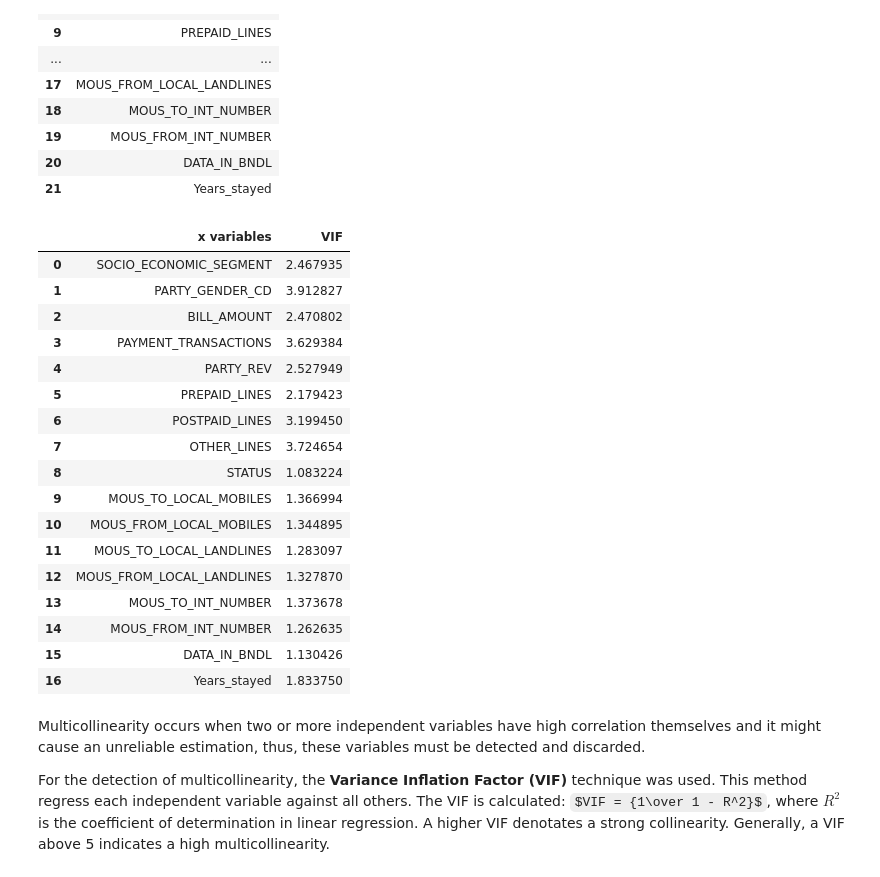
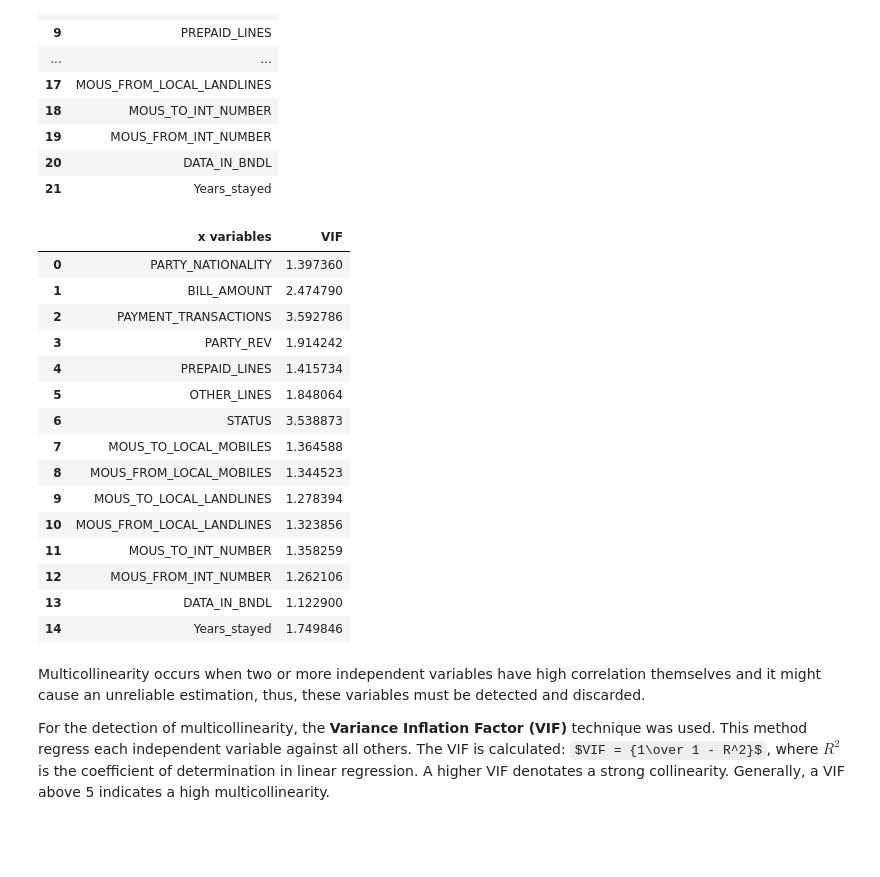
Before and after one commit to KarenRugerioA/TC3007C_AI, a Jupyter notebook: implementation/fragments/etl/etl.ipynb, the cells around one changed output. Cells and saved outputs as stored; diff of their text form; code cells hidden in the pictures; some formulas as TeX source; blank space fills up the shorter version.

```diff
--- a/implementation/fragments/etl/etl.ipynb
+++ b/implementation/fragments/etl/etl.ipynb
@@ -90,3 +148,13 @@ telco_customers_data = telco_customers_data.dropna(thresh = (telco_customers_dat
+# %%
+# Calculating the total non null cells per column
+non_null_cells_per_column = telco_customers_data.count(axis=0)
+percentages_non_null_cells_per_column = (non_null_cells_per_column * 100) / (telco_customers_data.shape[0])
+# Obtaining the columns that have more than 65% of null values
+columns_to_drop = percentages_non_null_cells_per_column < 35
+columns_to_drop = columns_to_drop[columns_to_drop]
+columns_to_drop = list(columns_to_drop.index)
+
+drop_column_names.extend(columns_to_drop)
 # %% [markdown]
 Storing the columns that are full of unique values
 # %%
@@ -175,10 +243,9 @@ telco_customers_data
 #### *One hot encoding*
 # %%
 # Identifying the categorical columns
-no_unique_values = telco_customers_data.drop(y, axis=1).nunique().to_frame()
-categorical_columns = no_unique_values[no_unique_values <= telco_customers_data.shape[0]*0.02]
-categorical_columns = categorical_columns.dropna()
-categorical_columns = list(categorical_columns.index)
+categorical_columns = telco_customers_data.select_dtypes(include='object')
+categorical_columns = categorical_columns.columns
+categorical_columns = list(categorical_columns)
 categorical_columns
 # %% [output]
 ['PTY_PROFILE_SUB_TYPE',
@@ -195,7 +256,7 @@ categorical_columns
 # %%
 # Creating a label encoder object
-le = preprocessing.LabelEncoder()
+encoder = OrdinalEncoder().fit(telco_customers_data[categorical_columns])
 # Categorizing the column values with numbers
-categorical_columns = telco_customers_data[categorical_columns].apply(le.fit_transform)
-categorical_columns
+categorical_columns_encoded = encoder.transform(telco_customers_data[categorical_columns])
+categorical_columns_encoded
 # %% [output]
@@ -215,6 +281,6 @@ categorical_columns
 # %%
 # Subsituting the numerical categorical columns in the dataset
-telco_customers_data[categorical_columns.columns] = categorical_columns
+telco_customers_data[categorical_columns] = categorical_columns_encoded
 telco_customers_data
 # %% [output]
 |  | PTY_PROFILE_SUB_TYPE | SOCIO_ECONOMIC_SEGMENT | PARTY_NATIONALITY | PARTY_GENDER_CD | TARGET | YEAR_JOINED | ... |
@@ -261,39 +373,39 @@ vif_data
 # %%
 # Calculating the vif of the columns and dropping the high multicollinearity
 def calculate_vif(vif_data, x_variables):
     vif_data['VIF'] = [variance_inflation_factor(x_variables.values, i) for i in range(len(x_variables.columns))]
     while vif_data['VIF'].max() > 5:
         max_index = vif_data['VIF'].idxmax()
         delete_column = vif_data['x variables'].iloc[max_index]
+        # Adding deleted column to the global variable
+        drop_column_names.append(delete_column)
         x_variables = x_variables.drop(columns=[delete_column], axis=1)
         vif_data = vif_data.drop(index=max_index, axis=0)
         vif_data['VIF'] = [variance_inflation_factor(x_variables.values, i) for i in range(len(x_variables.columns))]
         vif_data.reset_index(inplace=True, drop=True)
     return vif_data
 
 
 # Storing the columns with no multicolinearity
 filtered_vif_data = calculate_vif(vif_data, x_variables)
 filtered_vif_data
 # %% [output]
 |  | x variables | VIF |
-| 0 | SOCIO_ECONOMIC_SEGMENT | 2.467935 |
-| 1 | PARTY_GENDER_CD | 3.912827 |
-| 2 | BILL_AMOUNT | 2.470802 |
-| 3 | PAYMENT_TRANSACTIONS | 3.629384 |
-| 4 | PARTY_REV | 2.527949 |
-| 5 | PREPAID_LINES | 2.179423 |
-| 6 | POSTPAID_LINES | 3.199450 |
-| 7 | OTHER_LINES | 3.724654 |
-| 8 | STATUS | 1.083224 |
-| 9 | MOUS_TO_LOCAL_MOBILES | 1.366994 |
-| 10 | MOUS_FROM_LOCAL_MOBILES | 1.344895 |
-| 11 | MOUS_TO_LOCAL_LANDLINES | 1.283097 |
-| 12 | MOUS_FROM_LOCAL_LANDLINES | 1.327870 |
-| 13 | MOUS_TO_INT_NUMBER | 1.373678 |
-| 14 | MOUS_FROM_INT_NUMBER | 1.262635 |
-| 15 | DATA_IN_BNDL | 1.130426 |
-| 16 | Years_stayed | 1.833750 |
+| 0 | PARTY_NATIONALITY | 1.397360 |
+| 1 | BILL_AMOUNT | 2.474790 |
+| 2 | PAYMENT_TRANSACTIONS | 3.592786 |
+| 3 | PARTY_REV | 1.914242 |
+| 4 | PREPAID_LINES | 1.415734 |
+| 5 | OTHER_LINES | 1.848064 |
+| 6 | STATUS | 3.538873 |
+| 7 | MOUS_TO_LOCAL_MOBILES | 1.364588 |
+| 8 | MOUS_FROM_LOCAL_MOBILES | 1.344523 |
+| 9 | MOUS_TO_LOCAL_LANDLINES | 1.278394 |
+| 10 | MOUS_FROM_LOCAL_LANDLINES | 1.323856 |
+| 11 | MOUS_TO_INT_NUMBER | 1.358259 |
+| 12 | MOUS_FROM_INT_NUMBER | 1.262106 |
+| 13 | DATA_IN_BNDL | 1.122900 |
+| 14 | Years_stayed | 1.749846 |
 # %% [markdown]
 Multicollinearity occurs when two or more independent variables have high correlation themselves and it might cause an unreliable estimation, thus, these variables must be detected and discarded.
 
```
Also changed, not shown: parts of 48 cells of this notebook.
